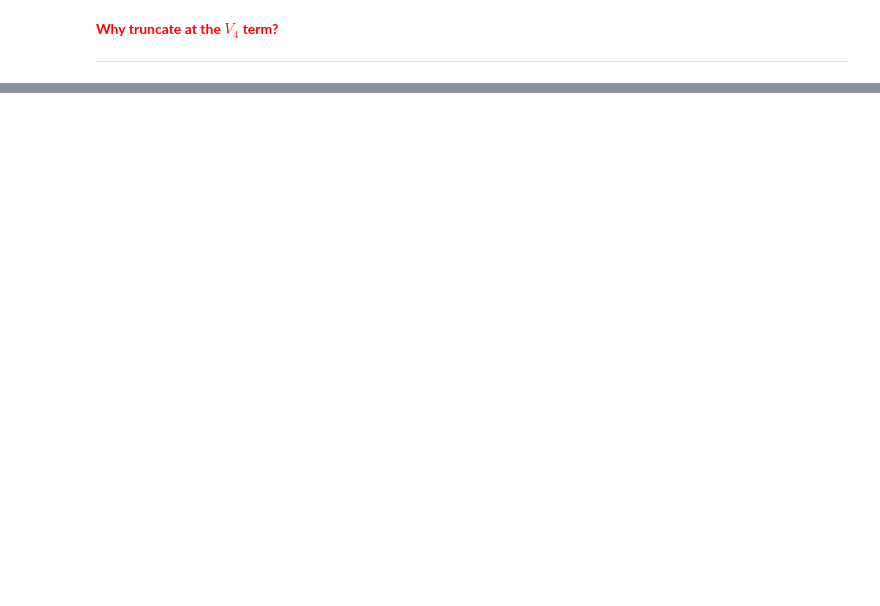
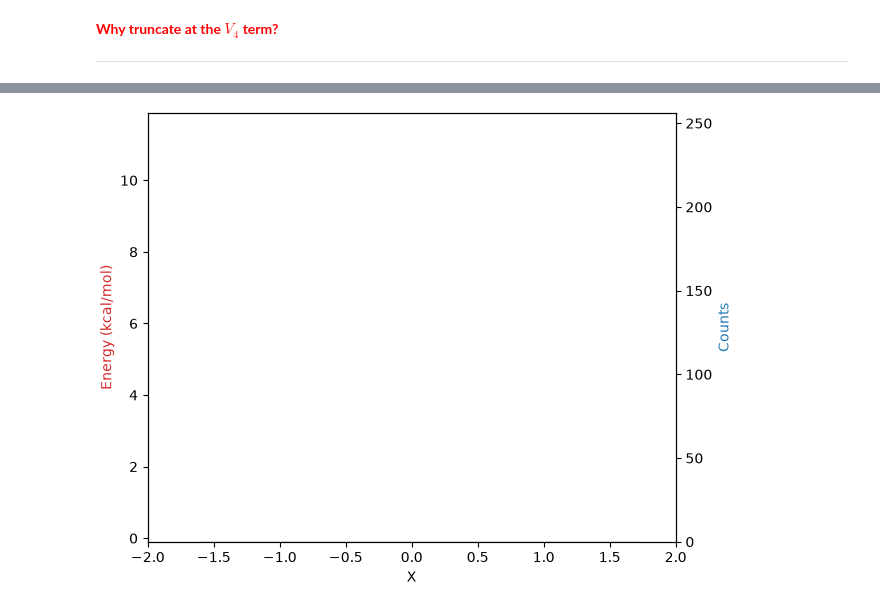
Before and after one commit to DajnowiczLab/BiophysLab_CHEM_4560, a Jupyter notebook: course_lectures/Lecture3_MM_MD_StatMech.ipynb, the cells around one changed output, grey strips where cells are left out. Cells and saved outputs as stored; diff of their text form; code cells hidden in the pictures; blank space fills up the shorter version.

```diff
--- a/course_lectures/Lecture3_MM_MD_StatMech.ipynb
+++ b/course_lectures/Lecture3_MM_MD_StatMech.ipynb
@@ -614,0 +1045,88 @@ array([[[0.00198883, 0.00204186, 0.00209478, ..., 0.00209478,
+# %%
+%matplotlib widget
+import numpy as np
+import matplotlib.pyplot as plt
+import matplotlib.animation as animation
+
+plt.clf()
+rel_v = v - np.min(v)
+frames = 500 # Match frames to FuncAnimation frames
+data = np.array_split(samples, frames)
+
+bin_width = 0.025
+bin_edges = np.arange(min(samples), max(samples) + bin_width, bin_width)
+
+fig, ax1 = plt.subplots(layout='constrained')
+ax2 = ax1.twinx()
+
+ax1.set_xlabel('X')
+ax1.set_ylabel('Energy (kcal/mol)', color='tab:red')
+ax2.set_ylabel('Counts', color='tab:blue') # Added for clarity
+
+line1, = ax1.plot([], [], color='tab:red', lw=2)
+line2, = ax2.plot([], [], color='tab:blue', lw=2)
+
+# --- CRITICAL FIX: Set limits manually for blitting ---
+# Set X limits based on your x array
+ax1.set_xlim(np.min(x), np.max(x))
+ax2.set_xlim(np.min(x), np.max(x))
+
+# Set Y limits based on the maximum expected values of your data
+ax1.set_ylim(np.min(rel_v) - 0.1, np.max(rel_v) + 1)
+# Estimate a safe upper bound for your histogram density
+ax2.set_ylim(0, 2.0)
+ax2.set_ylim(0, np.max(np.histogram(samples, bins=bin_edges)[0]) + 1)
+
+# Create fixed bins so the histogram shape maps directly to your X coordinates
+line1, = ax1.plot([], [], color='tab:red', lw=2)
+
+# Create an empty histogram on ax2. This generates the actual bar patches.
+# Matplotlib will handle all the spacing; you do not need 'bin_centers' anymore.
+_, _, bar_container = ax2.hist([], bins=bin_edges, alpha=0.5, edgecolor='black', color='skyblue')
+
+accumulated_samples = []
+
+# --- 3. Animation Functions ---
+def init():
+    """Initialize the animation background."""
+    line1.set_data([], [])
+
+    # Set all histogram bar heights to 0 to clear the frame
+    for patch in bar_container:
+        patch.set_height(0)
+
+    # When using blit=True, you must return a flat list of all visual elements
+    return [line1] + list(bar_container)
+
+
+def animate(i):
+    # This remains untouched
+    line1.set_data(x, rel_v)
+
+    # Add new samples to your running total list
+    accumulated_samples.extend(data[i])
+
+    # Calculate the frequency counts for the histogram
+    counts, _ = np.histogram(accumulated_samples, bins=bin_edges)
+
+    # FIX: Update the actual height of each bar patch individually
+    for patch, count in zip(bar_container, counts):
+        patch.set_height(count)
+
+    return [line1] + list(bar_container)
+
+# --- 4. Create and Show the Animation ---
+ani = animation.FuncAnimation(
+    fig,
+    animate,
+    init_func=init,
+    frames=frames,
+    interval=50, # 200ms
+    blit=True,
+    repeat=False
+)
+
+# ani.save("double_well_mcmc.gif", writer=animation.PillowWriter(fps=4))
+plt.show()
+# %% [output]
+[figure, added]
```
Also changed, not shown: parts of 48 cells of this notebook, 9 other files.
